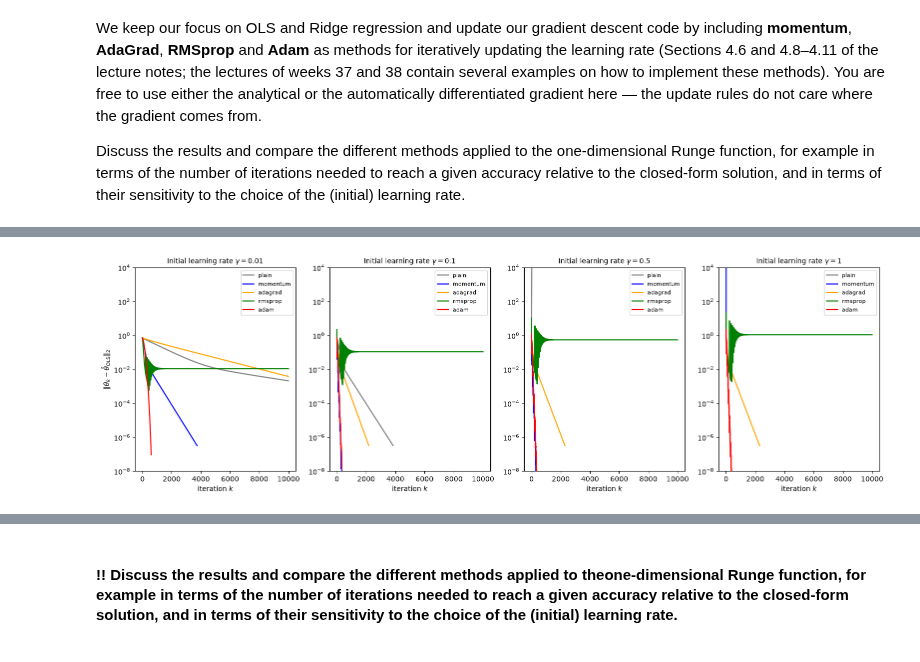
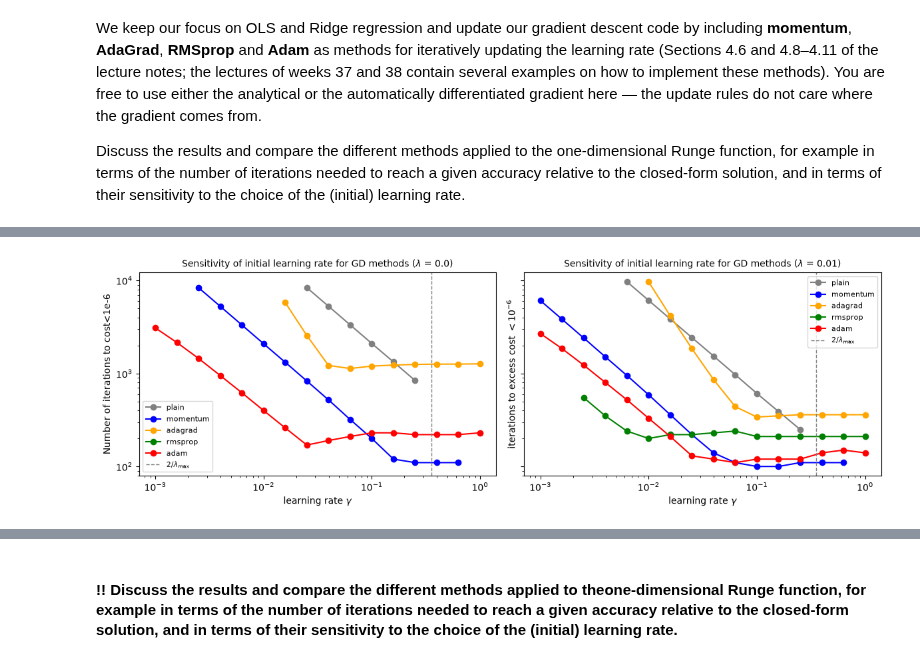
Before and after one commit to lukasMK01/FYS-STK4155, a Jupyter notebook: project_1/wip_project1.ipynb, the cells around one changed output, grey strips where cells are left out. Drawn from its saved outputs; the diff is of its cells as text; code cells hidden in the pictures.

Commit message:
updates in figures and attempt on last task

```diff
--- a/project_1/wip_project1.ipynb
+++ b/project_1/wip_project1.ipynb
@@ -864,15 +868,20 @@ def fig_gd_convergence(filename="project1_gd_convergence.png"):
             #plotting the results
             ax.semilogy(dist, color=col, label=lab, lw=1.6,
                         ls="--" if gamma > gamma_max else "-")
-        ax.set_title(rf"$\lambda$ = {lam}: $\kappa={lmax/lmin:.1f}$, "
+        # ax.set_title(rf"$\lambda$ = {lam}: $\kappa={lmax/lmin:.1f}$, "
+        #                 rf"$\gamma_{{\max}}=2/\lambda_{{\max}}={gamma_max:.3f}$", fontsize=10)
+        ax.text(1,1e-11,rf"$\lambda$ = {lam}: $\kappa={lmax/lmin:.1f}$, "
                         rf"$\gamma_{{\max}}=2/\lambda_{{\max}}={gamma_max:.3f}$", fontsize=10)
         ax.set_xlabel("iteration $k$")
         ax.set_ylim(1e-12, 1e4)
         ax.legend(fontsize=8, loc="upper right")
         if lam == 0.0: #Closed form for OLS
             ax.set_ylabel(r"$\|{\theta}_k-\hat{{\theta}}_{\mathrm{OLS}}\|_2$")
+            ax.set_title(f"OLS ($\lambda$={lam})", fontsize=10)
         else: #Closed form for Ridge
             ax.set_ylabel(r"$\|{\theta}_k-\hat{{\theta}}_{\mathrm{Ridge}}\|_2$")
+            ax.set_title(f"Ridge ($\lambda$={lam})", fontsize=10)
+    plt.suptitle(f"Gradient descent convergence to closed form solution", fontsize=12)
     fig.tight_layout()
     fig.savefig(filename, bbox_inches="tight")
     plt.close(fig)
@@ -881,8 +890,7 @@ def fig_gd_convergence(filename="project1_gd_convergence.png"):
 
 #Input data for gradient descent parameters:
 
-# Learning rate gamma
-gamma = 0.5
+
 # The maximum number of iterations
 num_iters = 6000
 # Tolerance for the stopping criterion
@@ -1009,22 +1017,6 @@ def gradient_descent(X,y,gamma,lmbda=0.0, num_iters=1000, tol=1e-8, method="plai
 
     return theta_an, t, history
 
-# ## Test data:
-# def runge_data(n=100, degree=6, noise=0.1, seed=2026):
-#     """Runge function 1/(1+25x^2) on [-1,1], standardised polynomial features, centred y."""
-#     rng = np.random.default_rng(seed)
-#     x = rng.uniform(-1.0, 1.0, n)
-#     y = 1.0 / (1.0 + 25.0 * x**2) + noise * rng.standard_normal(n)
-#     X = np.column_stack([x**k for k in range(1, degree + 1)])
-#     X_norm = (X - X.mean(axis=0)) / X.std(axis=0)
-#     return X_norm, y - y.mean()
-
-# Xtest, ytest = runge_data(degree=6)
-# theta_test = closed_form(Xtest, ytest)
-# ccf_test = cost(theta_test, Xtest, ytest)
-# grad_test = lambda th: gradient(th, Xtest, ytest)
-# eigs_test = hessian_eigs(Xtest)
-# ## end of test data
 
 
 #input variables:
@@ -1037,31 +1029,40 @@ colors = ["gray", "blue", "orange", "green", "red"]
 
 X, y = exercise_data(degree=degree)
 
+fig, axes = plt.subplots(2,4,figsize=(16, 5),sharey=True)
 #Looping over both OLS and Ridge regression (lambda = 0.1)
-for lmbda in lmbdas:
+
+for ax, g, lmbda in zip(axes.flatten(), (0.01,0.1,0.5,1,0.01,0.1,0.5,1),(0,0,0,0,1e-2,1e-2,1e-2,1e-2)):
+
     theta_cf = closed_form(X, y, lam=lmbda)
     cost_cf = cost(theta_cf, X, y, lam=lmbda)
     grad_cf = gradient(theta_cf, X, y, lam=lmbda)
     eigs = hessian_eigs(X, lam=lmbda)
 
     #loop over different initial learning rates and methods
-    fig, axes = plt.subplots(1,4,figsize=(16, 5))
-    for ax, gamma in zip(axes, (0.01,0.1,0.5,1)):
 
-        for method, col in zip(methods, colors):
+    for method, col in zip(methods, colors):
 
-            theta_gd, t, history = gradient_descent(X, y, gamma, lmbda, num_iters, tol, method=method)
-            #getting the distance to the closed form solution
-            dist = np.linalg.norm(np.asarray(history) - theta_cf, axis=1)
+        theta_gd, t, history = gradient_descent(X, y, g, lmbda, num_iters, tol, method=method)
+        #getting the distance to the closed form solution
+        dist = np.linalg.norm(np.asarray(history) - theta_cf, axis=1)
 
-            ax.semilogy(dist, color=col, label=method, lw=1.6)
-        ax.set_title("Initial learning rate $\gamma={:.2g}$".format(gamma), fontsize=10)
-        ax.set_xlabel("iteration $k$")
-        ax.set_ylim(1e-8, 1e4)
-        ax.legend(fontsize=8, loc="upper right")
-    axes[0].set_ylabel(r"$\|{\theta}_k-\hat{{\theta}}_{\mathrm{OLS}}\|_2$")
-    fig.tight_layout()
-    plt.show()
+        ax.semilogy(dist, color=col, label=method, lw=1.6)
+    ax.set_title("Initial learning rate $\gamma={:.2g}$".format(g), fontsize=10)
+    ax.set_ylim(1e-8, 1e4)
+    ax.legend(fontsize=8, loc="upper right")
+# if lmbda == 0.0: #Closed form for OLS
+axes[0,0].set_ylabel(r"$\|{\theta}_k-\hat{{\theta}}_{\mathrm{OLS}}\|_2$")
+# else: #Closed form for Ridge
+axes[1,0].set_ylabel(r"$\|{\theta}_k-\hat{{\theta}}_{\mathrm{Ridge}}\|_2$")
+axes[1,0].set_xlabel("iteration $k$")
+axes[1,1].set_xlabel("iteration $k$")
+axes[1,2].set_xlabel("iteration $k$")
+axes[1,3].set_xlabel("iteration $k$")
+
+
+fig.tight_layout()
+plt.show()
 
 
 
@@ -1069,7 +1070,9 @@ for lmbda in lmbdas:
 #Finding the best initial learning rate for each method
 np.seterr(over="ignore", invalid="ignore")   # diverging runs overflow; that is the answer, not an error
 
-for lmbda in lmbdas:
+fig, axes = plt.subplots(1,2,figsize=(12, 4.0),sharey=True)
+
+for lmbda, ax in zip(lmbdas, axes):
     theta_cf = closed_form(X, y, lam=lmbda)
     cost_cf = cost(theta_cf, X, y, lam=lmbda)
     grad_cf = gradient(theta_cf, X, y, lam=lmbda)
@@ -1092,16 +1095,22 @@ for lmbda in lmbdas:
             f"; best {best[1]} iterations at gamma = {best[0]:.3f}" if best else "")
 
 
-    fig, ax = plt.subplots(figsize=(6.4, 4.0))
 
     for method, col in zip(methods, colors):
         its = np.array([np.nan if k is None else k for k in scan[method]])
         ax.loglog(gammas, its, "o-", color=col, label=method)
     ax.axvline(2 / eigs.max(), color="gray", ls="--", lw=1, label=r"$2/\lambda_{\max}$")
     ax.set_xlabel(r"learning rate $\gamma$"); ax.set_ylabel(r"iterations to excess cost $<10^{-6}$")
-    ax.set_ylabel("Number of iterations to cost<1e-6")
-    ax.set_title(f"Sensitivity of initial learning rate for various methods (lambda = {lmbda})", fontsize=10)
+
+    ax.set_title(f"Sensitivity of initial learning rate for GD methods ($\lambda$ = {lmbda})", fontsize=10)
     ax.legend(fontsize=8)
-    fig.tight_layout()
-    plt.show()
+axes[0].set_ylabel("Number of iterations to cost<1e-6")
+fig.tight_layout()
+plt.show()
+
+
+
+
+# Learning rate gamma
+gamma = 0.1
 # %% [output]
@@ -1109 +1128 @@ for lmbda in lmbdas:
-[figure, old version]
+[figure, new version]
```
Also changed, not shown: parts of 12 cells of this notebook.
